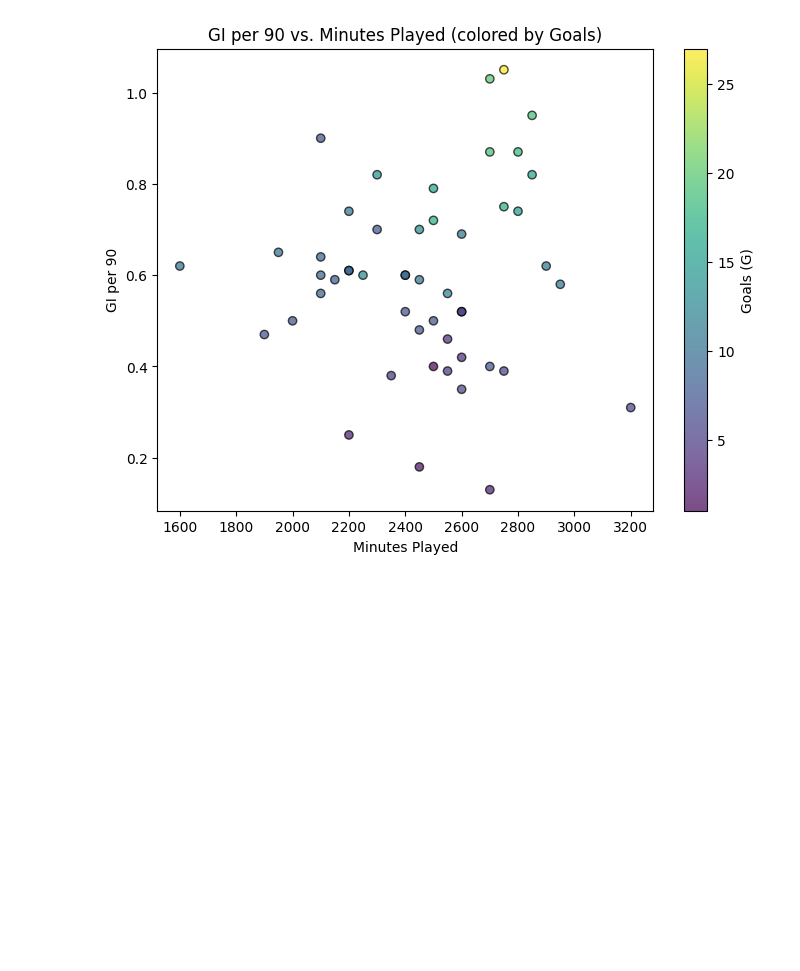
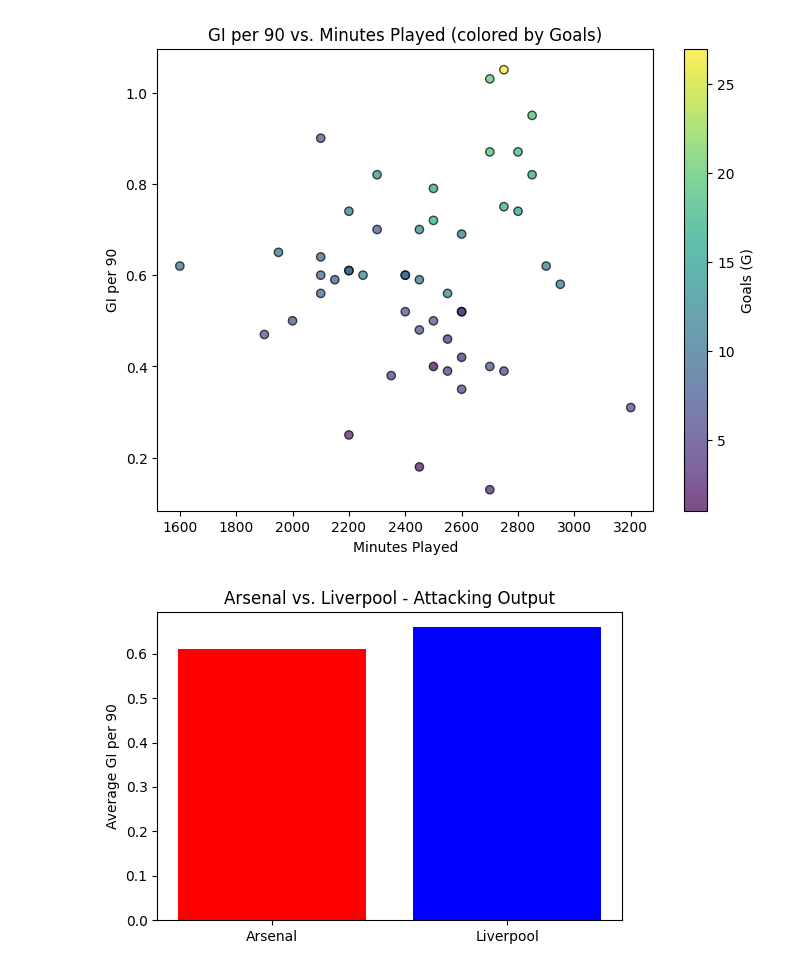
Before and after one commit to dmnarula/football-ds-learning, a Jupyter notebook: week3-visualization/Week3_Visualization.ipynb, the cells around one changed output. Cells and saved outputs as stored; diff of their text form; code cells hidden in the pictures; blank space fills up the shorter version.

```diff
--- a/week3-visualization/Week3_Visualization.ipynb
+++ b/week3-visualization/Week3_Visualization.ipynb
@@ -97,3 +97,18 @@ plt.title("GI per 90 vs. Minutes Played (colored by Goals)")
 plt.show()
 # %% [output]
 [figure]
+# %%
+clubs = ["Arsenal", "Liverpool"]
+subset = df[df["club"].isin(clubs)]
+
+club_avg = subset.groupby("club")["GI_per_90"].mean().round(2)
+
+plt.figure(figsize=(6,4))
+plt.bar(club_avg.index, club_avg.values, color=["red", "blue"])
+
+plt.ylabel("Average GI per 90")
+plt.title("Arsenal vs. Liverpool - Attacking Output")
+
+plt.show()
+# %% [output]
+[figure, added]
```
Also changed, not shown: parts of 4 cells of this notebook.
